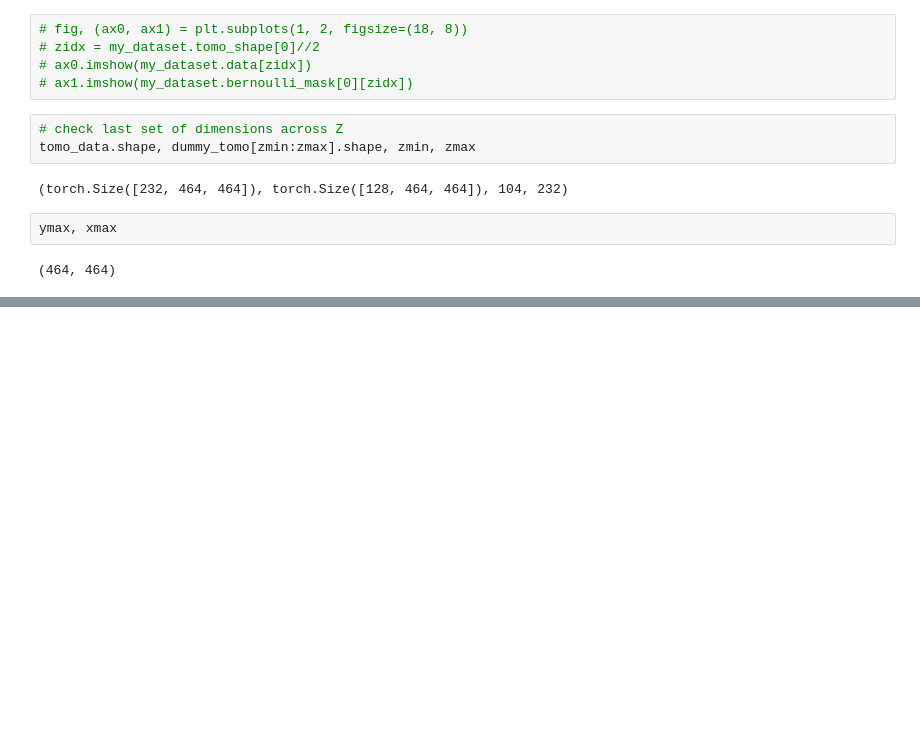
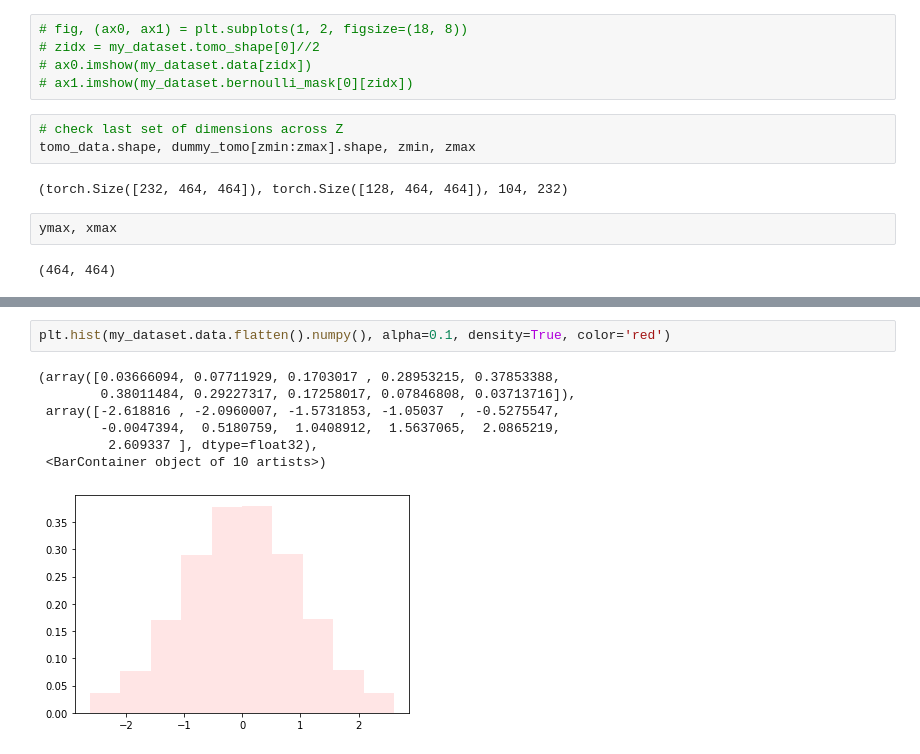
Before and after one commit to Fickincool/master-thesis, a Jupyter notebook: Notebooks/6.00_self2selfDenoising/6.00_dataloader_pilot.ipynb, the cells around one changed output, grey strips where cells are left out. Cells and saved outputs as stored; diff of their text form; blank space fills up the shorter version.

```diff
--- a/Notebooks/6.00_self2selfDenoising/6.00_dataloader_pilot.ipynb
+++ b/Notebooks/6.00_self2selfDenoising/6.00_dataloader_pilot.ipynb
@@ -196,3 +223,13 @@ plt.hist(target.squeeze().numpy().flatten(), alpha=0.5)
+# %%
+plt.hist(my_dataset.data.flatten().numpy(), alpha=0.1, density=True, color='red')
+# %% [output]
+(array([0.03666094, 0.07711929, 0.1703017 , 0.28953215, 0.37853388,
+        0.38011484, 0.29227317, 0.17258017, 0.07846808, 0.03713716]),
+ array([-2.618816 , -2.0960007, -1.5731853, -1.05037  , -0.5275547,
+        -0.0047394,  0.5180759,  1.0408912,  1.5637065,  2.0865219,
+         2.609337 ], dtype=float32),
+ <BarContainer object of 10 artists>)
+[figure, added]
 # %%
 z0, y0, x0 = my_dataset.grid[idx]
 zmin, zmax = z0-subtomo_length//2, z0+subtomo_length//2
```
Also changed, not shown: parts of 11 cells of this notebook, 5 other files.
